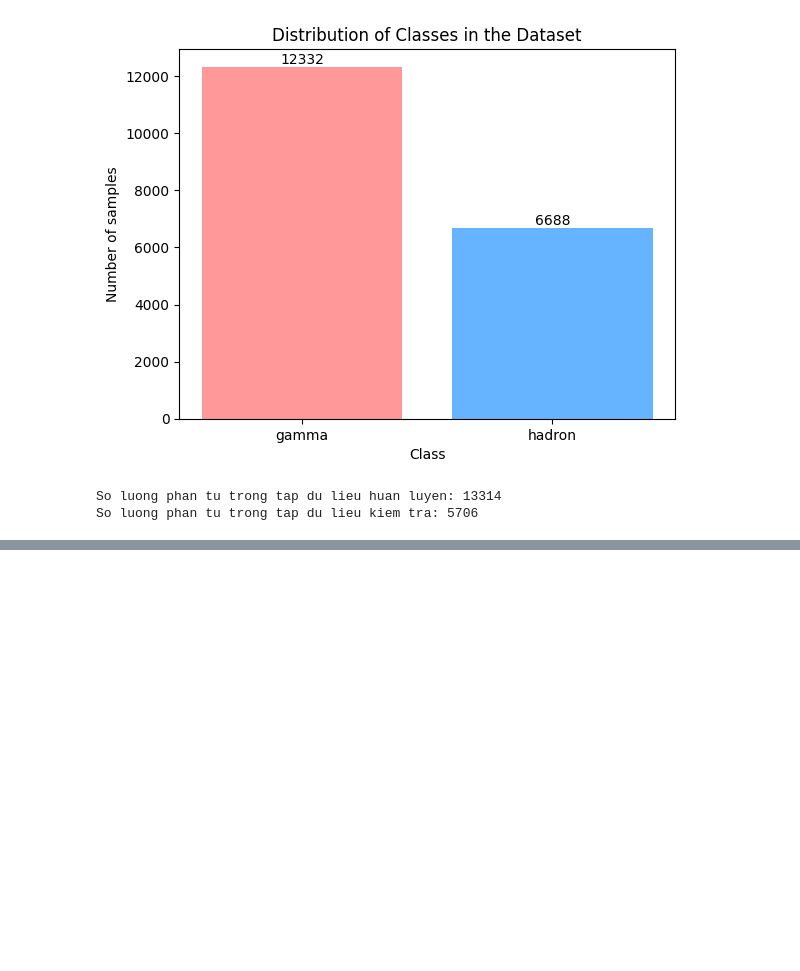
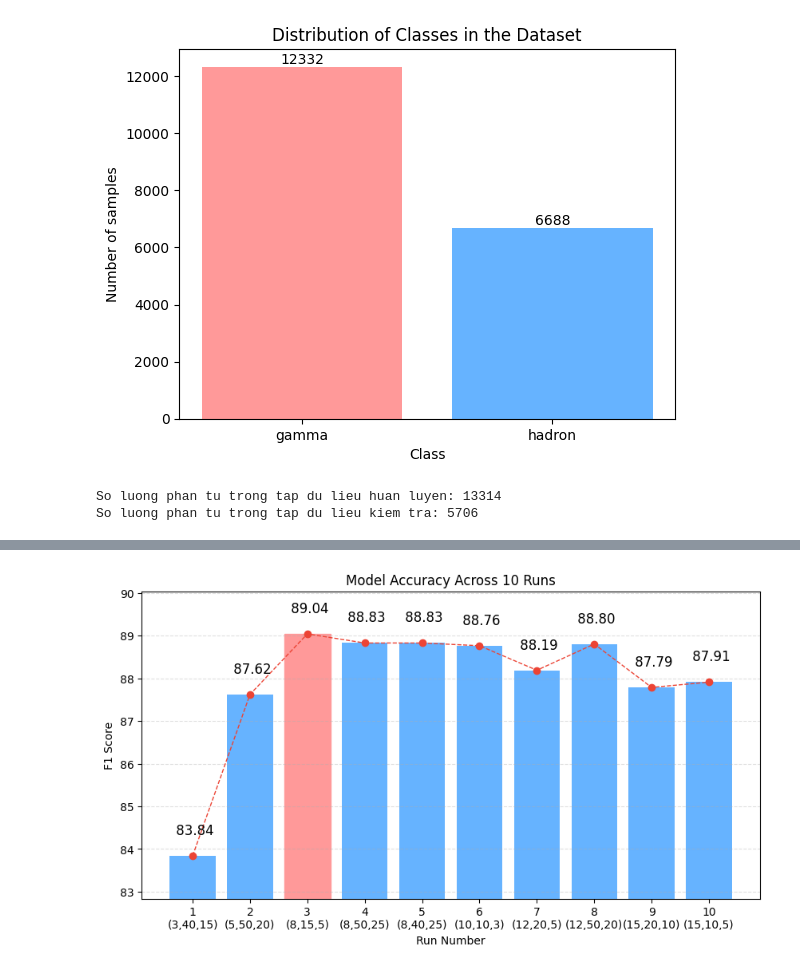
Before and after one commit to hoanle123564/MHUD_Nhom_10, a Jupyter notebook: magic_gamma.ipynb, the cells around one changed output, grey strips where cells are left out. Saved outputs shown, nothing was run; the diff lists cells and outputs as text; code cells hidden in the pictures; blank space fills up the shorter version.

```diff
--- a/magic_gamma.ipynb
+++ b/magic_gamma.ipynb
@@ -117 +69,70 @@ Do chinh xac cua Decision Tree
+# %%
+param_tuples = [
+    # (max_depth, min_samples_split, min_samples_leaf)
+    (3, 40, 15),
+    (5, 50, 20),
+    (8, 15, 5),
+    (8, 50, 25),
+    (8, 40, 25),
+    (10, 10, 3),
+    (12, 20, 5),
+    (12, 50, 20),
+    (15, 20, 10),
+    (15, 10, 5)
+]
+
+f1s_DT = []
+
+best_pred_DT = None
+best_score_DT = float('-inf')
+best_param = None
+
+# print('Do chinh xac cua Decision Tree')
+
+for i, (max_depth, min_samples_split, min_samples_leaf) in enumerate(param_tuples, 1):
+    model_DT = DecisionTreeClassifier(
+        criterion='gini',
+        max_depth=max_depth,
+        min_samples_split=min_samples_split,
+        min_samples_leaf=min_samples_leaf,
+        random_state=42
+    )
+
+    model_DT.fit(X_train, y_train)
+    y_pred_DT = model_DT.predict(X_test)
+
+    f1_DT = f1_score(y_test, y_pred_DT)
+    f1s_DT.append(f1_DT)
+
+    if f1_DT > best_score_DT:
+        best_score_DT = f1_DT
+        best_pred_DT = y_pred_DT
+        best_param = (max_depth, min_samples_split, min_samples_leaf)
+
+# print(f'Lan {i}: {100 * f1_DT:.2f} %')
+# print()
+
+f1s_percent = [f1 * 100 for f1 in f1s_DT]
+runs = list(range(1, len(f1s_DT) + 1))
+x_labels = [f"{i}\n({p[0]},{p[1]},{p[2]})" for i, p in enumerate(param_tuples, 1)]
+
+plt.figure(figsize=(10, 5))
+bar = plt.bar(runs, f1s_percent, color="#66b3ff")
+plt.plot(runs, f1s_percent, marker='o', linestyle='--', linewidth=1, color="#EC4435")
+
+best_idx = np.argmax(f1s_percent)
+bar[best_idx].set_color("#ff9999")
+
+for i, f1 in enumerate(f1s_percent):
+    plt.text(runs[i], f1s_percent[i] + 0.5, f"{f1s_percent[i]: .2f}", ha='center', fontsize=12)
+
+plt.xticks(runs, x_labels)
+plt.ylim(min(f1s_percent) - 1, max(f1s_percent) + 1)
+plt.xlabel("Run Number")
+plt.ylabel("F1 Score")
+plt.title("Model Accuracy Across 10 Runs")
+plt.grid(True, linestyle='--', alpha=0.4, axis='y')
+plt.show()
+# %% [output]
+[figure, added]
 # %%
```
Also changed, not shown: parts of 15 cells of this notebook.
